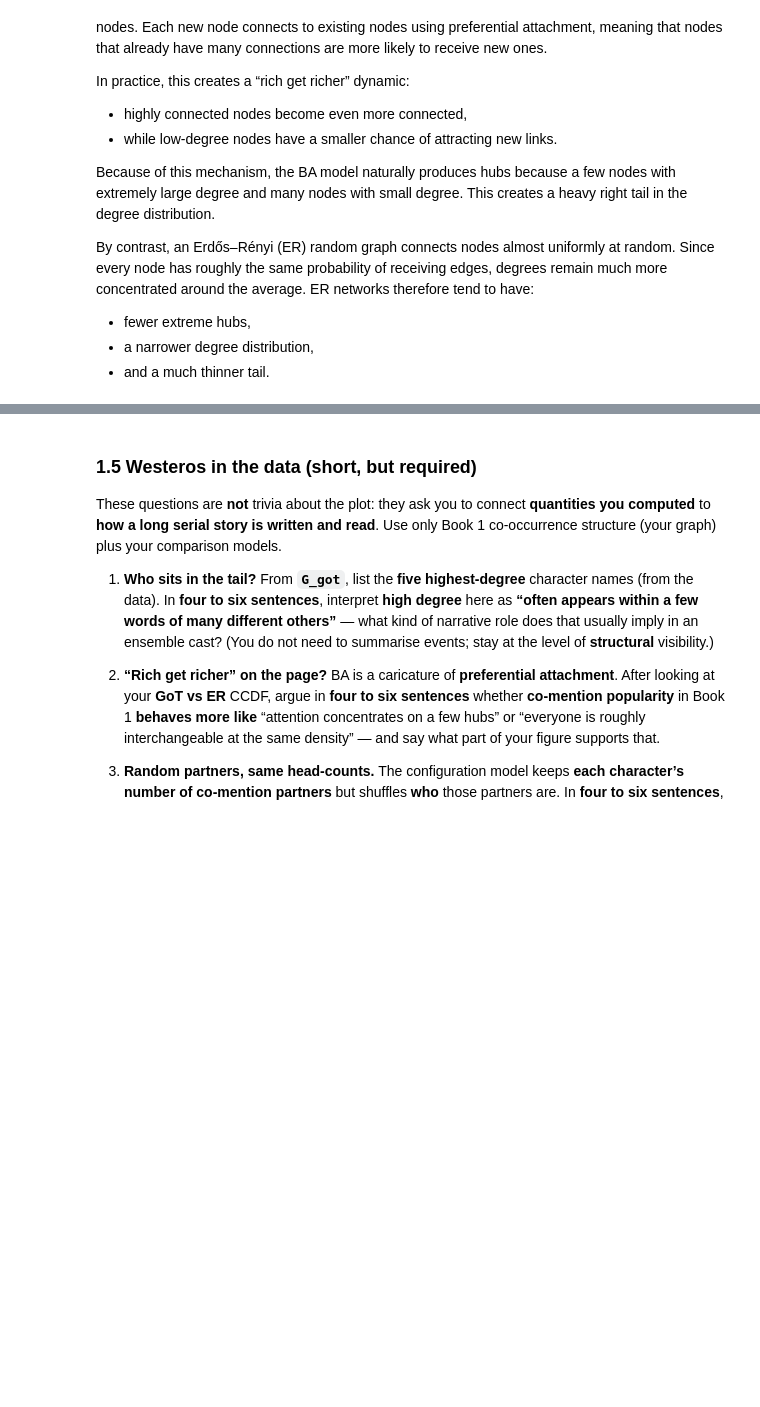
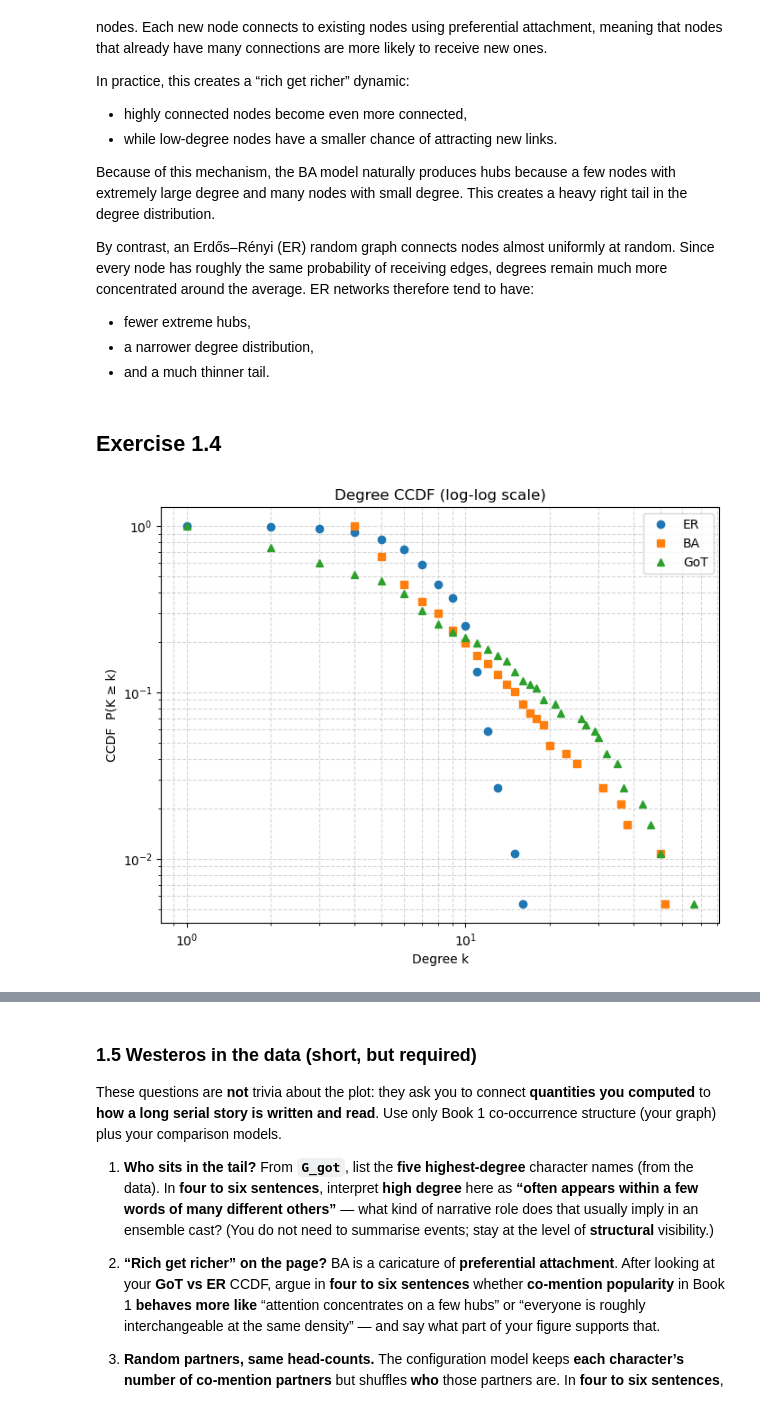
Before and after one commit to beatrizmarques2005/network-analysis, a Jupyter notebook: homeworks/homework2/Assignment02ipynb.ipynb, the cells around one changed output, grey strips where cells are left out. Saved outputs shown, nothing was run; the diff lists cells and outputs as text; code cells hidden in the pictures; blank space fills up the shorter version.

```diff
--- a/homeworks/homework2/Assignment02ipynb.ipynb
+++ b/homeworks/homework2/Assignment02ipynb.ipynb
@@ -185,5 +187,37 @@ By contrast, an Erdős–Rényi (ER) random graph connects nodes almost uniforml
 - fewer extreme hubs,
 - a narrower degree distribution,
 - and a much thinner tail.
+# %% [markdown]
+## Exercise 1.4
 # %%
 # 1.4 your code (graphs + CCDF figure)
+def degree_ccdf(G):
+    degrees = np.array([d for _, d in G.degree()])
+    values, counts = np.unique(degrees, return_counts=True)
+
+    # CCDF
+    ccdf = 1 - np.cumsum(counts) / counts.sum() + counts / counts.sum()
+
+    return values, ccdf
+
+# Compute CCDFs
+deg_er, ccdf_er = degree_ccdf(G_er)
+deg_ba, ccdf_ba = degree_ccdf(G_ba)
+deg_got, ccdf_got = degree_ccdf(G_got)
+
+# Plot
+plt.figure(figsize=(8,6))
+
+plt.loglog(deg_er, ccdf_er, marker='o', linestyle='', label='ER')
+plt.loglog(deg_ba, ccdf_ba, marker='s', linestyle='', label='BA')
+plt.loglog(deg_got, ccdf_got, marker='^', linestyle='', label='GoT')
+
+plt.xlabel("Degree k")
+plt.ylabel("CCDF  P(K ≥ k)")
+plt.title("Degree CCDF (log-log scale)")
+plt.legend()
+plt.grid(True, which="both", ls="--", alpha=0.5)
+
+plt.show()
+# %% [output]
+[figure, added]
```
Also changed, not shown: parts of 10 cells of this notebook.
